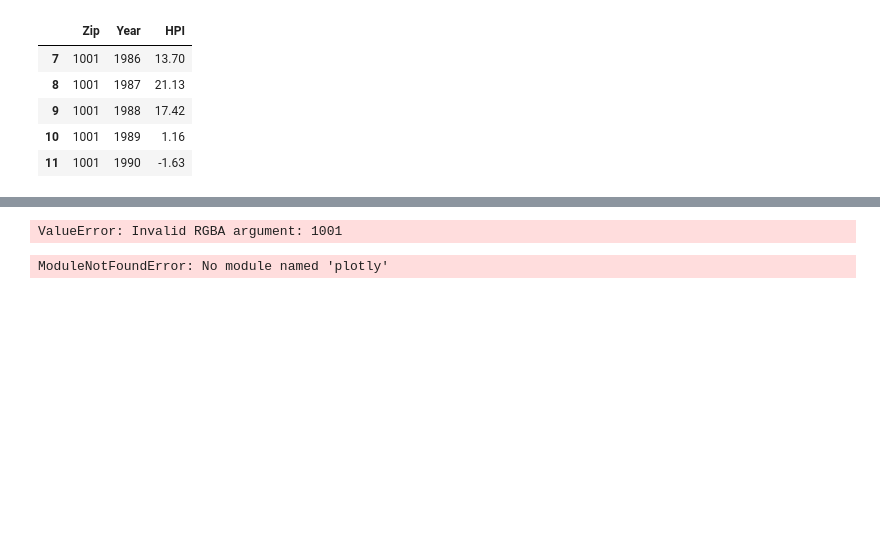
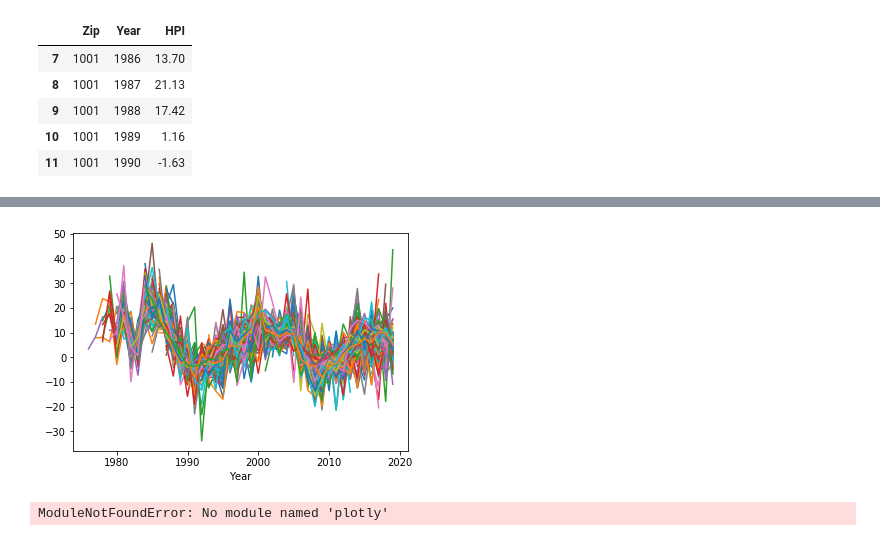
Before and after one commit to wau/HousePriceIndex, a Jupyter notebook: hpi_analysis.ipynb, the cells around one changed output, grey strips where cells are left out. Drawn from its saved outputs; the diff is of its cells as text; code cells hidden in the pictures; blank space fills up the shorter version.

```diff
--- a/hpi_analysis.ipynb
+++ b/hpi_analysis.ipynb
@@ -53,5 +53,5 @@ cdf.head()
 | 11 | 1001 | 1990 | -1.63 |
 # %%
 sdf = cdf.set_index(['Zip'])
-cdf = cdf.iloc[:100]
+cdf = cdf.iloc[:10000]
 print(cdf)
@@ -58,17 +73,16 @@ print(cdf)
 # %%
 import matplotlib.pyplot as plt
 import numpy as np
 
 fig, ax = plt.subplots()
 
 
 for key, grp in cdf.groupby(['Zip']):
-    ax = grp.plot(ax=ax, kind='line', x='Year', y='HPI', c=key, label=key)
+    ax = grp.plot(ax=ax, kind='line', x='Year', y='HPI', label=key, legend=None)
 
-plt.legend(loc='best')
 plt.show()
 # %% [output]
-ValueError: Invalid RGBA argument: 1001
+[figure, added]
 # %%
 import plotly.express as px
 # %% [output]
```
Also changed, not shown: parts of 1 cell of this notebook.
